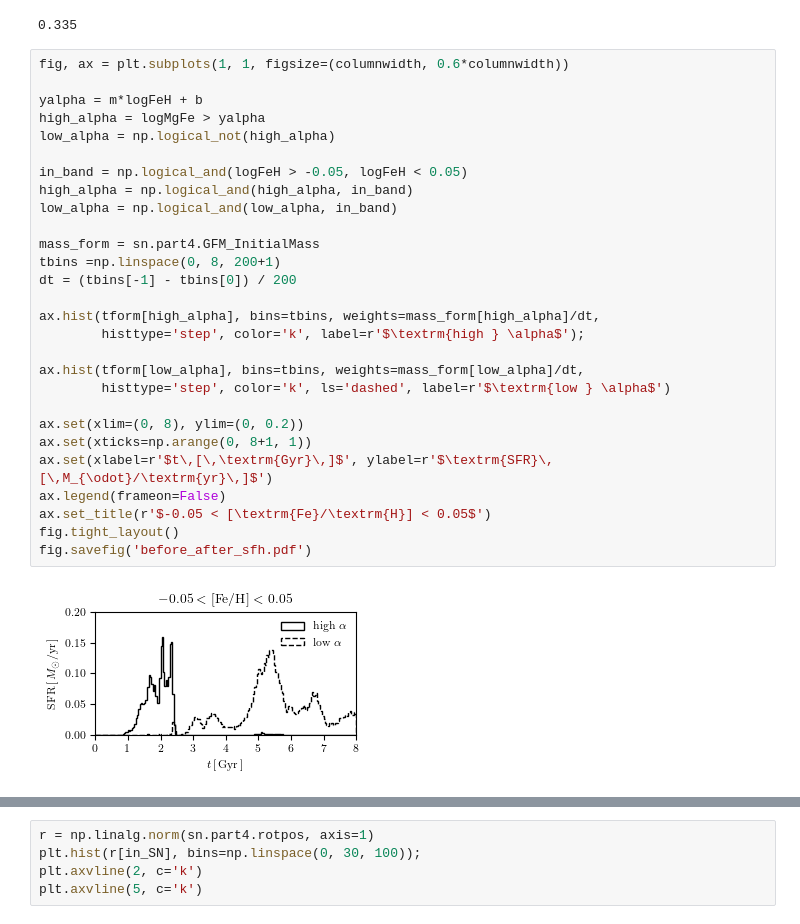
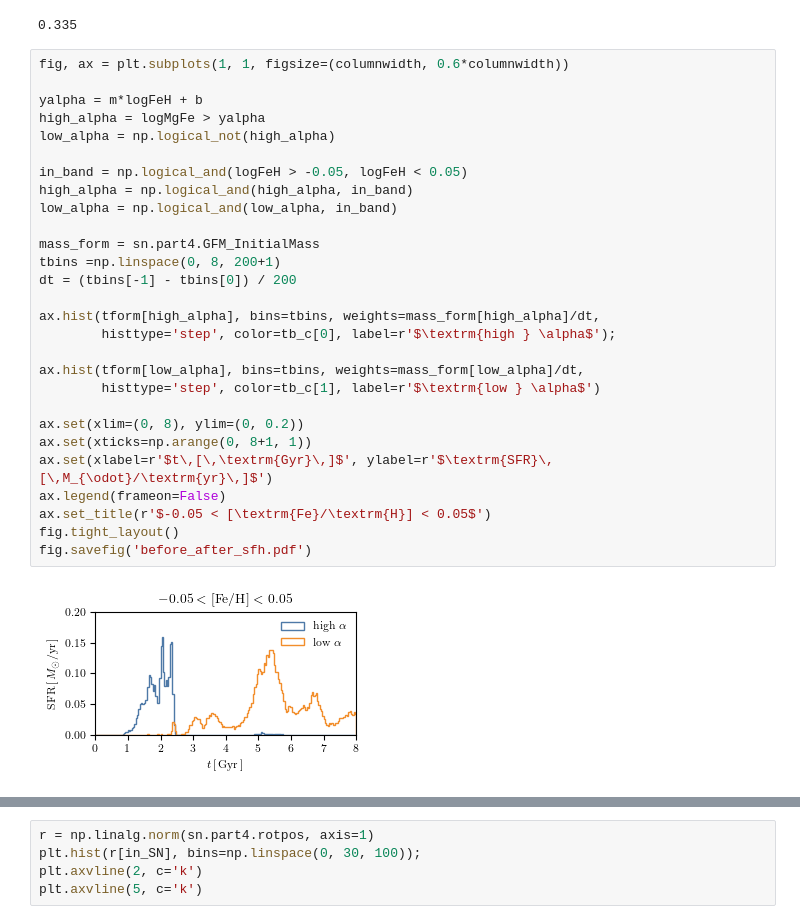
Before and after one commit to gusbeane/GSEgas, a Jupyter notebook: plots/before_after/before_after.ipynb, the cells around one changed output, grey strips where cells are left out. Cells and saved outputs as stored; diff of their text form.

```diff
--- a/plots/before_after/before_after.ipynb
+++ b/plots/before_after/before_after.ipynb
@@ -178,30 +178,30 @@ m*(-0.25)+b
 # %%
 fig, ax = plt.subplots(1, 1, figsize=(columnwidth, 0.6*columnwidth))
 
 yalpha = m*logFeH + b
 high_alpha = logMgFe > yalpha
 low_alpha = np.logical_not(high_alpha)
 
 in_band = np.logical_and(logFeH > -0.05, logFeH < 0.05)
 high_alpha = np.logical_and(high_alpha, in_band)
 low_alpha = np.logical_and(low_alpha, in_band)
 
 mass_form = sn.part4.GFM_InitialMass
 tbins =np.linspace(0, 8, 200+1)
 dt = (tbins[-1] - tbins[0]) / 200
 
 ax.hist(tform[high_alpha], bins=tbins, weights=mass_form[high_alpha]/dt,
-        histtype='step', color='k', label=r'$\textrm{high } \alpha$');
+        histtype='step', color=tb_c[0], label=r'$\textrm{high } \alpha$');
 
 ax.hist(tform[low_alpha], bins=tbins, weights=mass_form[low_alpha]/dt,
-        histtype='step', color='k', ls='dashed', label=r'$\textrm{low } \alpha$')
+        histtype='step', color=tb_c[1], label=r'$\textrm{low } \alpha$')
 
 ax.set(xlim=(0, 8), ylim=(0, 0.2))
 ax.set(xticks=np.arange(0, 8+1, 1))
 ax.set(xlabel=r'$t\,[\,\textrm{Gyr}\,]$', ylabel=r'$\textrm{SFR}\,[\,M_{\odot}/\textrm{yr}\,]$')
 ax.legend(frameon=False)
 ax.set_title(r'$-0.05 < [\textrm{Fe}/\textrm{H}] < 0.05$')
 fig.tight_layout()
 fig.savefig('before_after_sfh.pdf')
 # %% [output]
-[figure, old version]
+[figure, new version]
```
Also changed, not shown: parts of 1 cell of this notebook, 2 other files.
